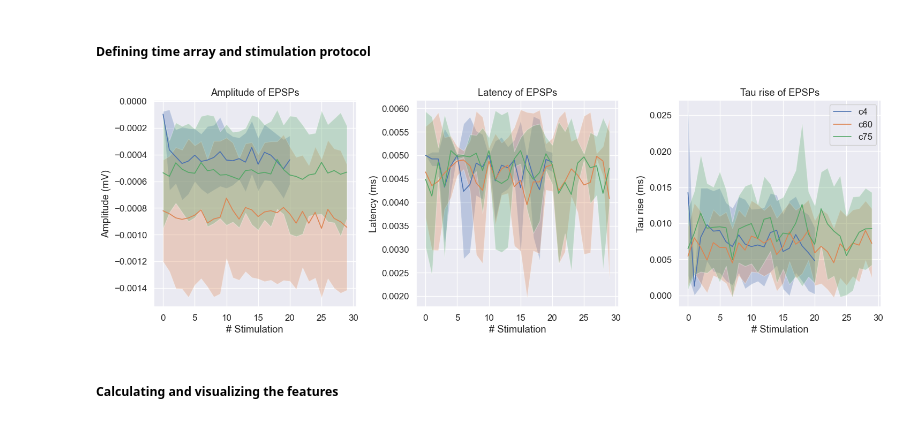
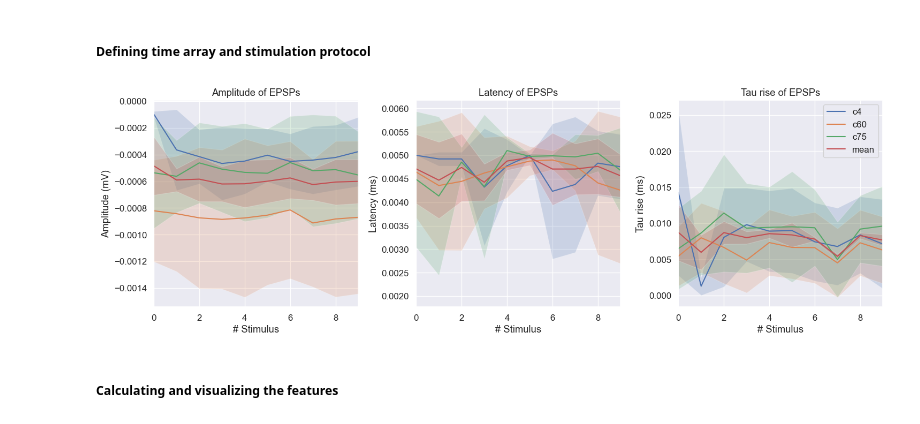
Before and after one commit to ejayromero/biophysics-NX-450, a Jupyter notebook: Week_8/Week8_HomeWork.ipynb, the cells around one changed output. Saved outputs shown, nothing was run; the diff lists cells and outputs as text; code cells hidden in the pictures.

```diff
--- a/Week_8/Week8_HomeWork.ipynb
+++ b/Week_8/Week8_HomeWork.ipynb
@@ -209,7 +210,7 @@ def extract_EPSP_features(psp_trace, psp_time, stimulation_time):
 
     return psp_percent, psp_times, amplitude, tau_rise, latency
 
-def extract_multi_EPSP_features(trace, time, stimulation_index, time_before=50, time_after=300):
+def extract_multi_EPSP_features(trace, time, stimulation_index):
     psp_traces = []
     psp_times = []
     amplitudes = []
@@ -218,7 +219,7 @@ def extract_multi_EPSP_features(trace, time, stimulation_index, time_before=50,
 
     for index in stimulation_index:
         stimulation_time = time[index]
-        psp_trace, psp_time = extract_PSP_window(trace, time, index, time_before, time_after)
+        psp_trace, psp_time = extract_PSP_window(trace, time, index)
         _, _, amplitude, tau_rise, latency = extract_EPSP_features(psp_trace, psp_time, stimulation_time)
 
         psp_traces.append(psp_trace)
@@ -230,6 +231,7 @@ def extract_multi_EPSP_features(trace, time, stimulation_index, time_before=50,
     return psp_traces, psp_times, amplitudes, tau_rises, latencies
 
 def multi_co_extraction(traces, time, stimulation_indices):
+    """Extracts all features for all traces of 1 connection type"""
     amplitudes = []
     tau_rises = []
     latencies = []
@@ -274,18 +276,31 @@ def multi_co_extraction(traces, time, stimulation_indices):
     return psp_traces, psp_times, amplitudes, tau_rises, latencies, mean_amplitudes, mean_latencies, mean_tau_rises, std_amplitudes, std_latencies, std_tau_rises
 
 def plot_feature(ax, mean, std, title, ylab, xlab, co_lab):
+    stim_lim = 9
     ax.plot(mean, label=co_lab)
-    ax.fill_between(np.arange(len(mean)), np.array(mean) - np.array(std), np.array(mean) + np.array(std), alpha=0.3)
+    ax.fill_between(np.arange(len(mean)), np.array(mean) - np.array(std), np.array(mean) + np.array(std), alpha=0.2)
+    ax.set_xlim(0, stim_lim)
     ax.set_title(title)
     ax.set_ylabel(ylab)
     ax.set_xlabel(xlab)
+
+
+def add_all_connect_mean_std(all_mean, type="mean"):
+    """Get mean and std of a features of all 3 connection type"""
+    all_feat = all_mean.copy()
+    df = pd.DataFrame(all_mean)
+    if type == "mean":
+        result = np.array(df.mean(axis=0, skipna=True))
+    elif type == "std":
+        result = np.array(df.std(axis=0, skipna=True))
+    all_feat.append(result)
+    return all_feat
 # %% [markdown]
 ##### Defining time array and stimulation protocol
 # %%
 time = np.linspace(0, 1.3, 13000)
 stimulation_indices = np.array([1000, 1500, 2000, 2500, 3000, 3500, 4000, 4500, 10000])
 # %%
-
 all_amplitudes = []
 all_tau_rises = []
 all_latencies = []
@@ -297,38 +312,48 @@ all_psp_times = []
 all_mean_latencies = []
 all_mean_amplitudes = []
 all_mean_tau_rises = []
 
 all_std_latencies = []
 all_std_amplitudes = []
 all_std_tau_rises = []
 
 for trace in traces:
     psp_traces, psp_times, amplitudes, tau_rises, latencies, mean_amplitudes, mean_latencies, mean_tau_rises, std_amplitudes, std_latencies, std_tau_rises = multi_co_extraction(trace, time, stimulation_indices)
     all_amplitudes.append(amplitudes)
     all_tau_rises.append(tau_rises)
     all_latencies.append(latencies)
     all_psp_traces.append(psp_traces)
     all_psp_times.append(psp_times)
+
     all_mean_latencies.append(mean_latencies)
     all_mean_amplitudes.append(mean_amplitudes)
     all_mean_tau_rises.append(mean_tau_rises)
+
     all_std_latencies.append(std_latencies)
     all_std_amplitudes.append(std_amplitudes)
     all_std_tau_rises.append(std_tau_rises)
 
 
-connections = ['c4', 'c60', 'c75']
+all_mean_amplitudes = add_all_connect_mean_std(all_mean_amplitudes, type="mean")
+all_mean_latencies = add_all_connect_mean_std(all_mean_latencies, type="mean")
+all_mean_tau_rises = add_all_connect_mean_std(all_mean_tau_rises, type="mean")
+
+all_std_amplitudes = add_all_connect_mean_std(all_std_amplitudes, type="std")
+all_std_latencies = add_all_connect_mean_std(all_std_latencies, type="std")
+all_std_tau_rises = add_all_connect_mean_std(all_std_tau_rises, type="std")
+
+connections = ['c4', 'c60', 'c75', 'mean']
 fig, axes = plt.subplots(1, 3, figsize=(15, 5))
 axs = axes.flatten()
 for mean_amplitudes, std_amplitudes, mean_latencies, std_latencies, mean_tau_rises, std_tau_rises, co in zip(all_mean_amplitudes, all_std_amplitudes, all_mean_latencies, all_std_latencies, all_mean_tau_rises, all_std_tau_rises, connections):
-    plot_feature(axs[0], mean_amplitudes, std_amplitudes, "Amplitude of EPSPs", "Amplitude (mV)", "# Stimulation", co)
-    plot_feature(axs[1], mean_latencies, std_latencies, "Latency of EPSPs", "Latency (ms)", "# Stimulation", co)
-    plot_feature(axs[2], mean_tau_rises, std_tau_rises, "Tau rise of EPSPs", "Tau rise (ms)", "# Stimulation", co)
+    plot_feature(axs[0], mean_amplitudes, std_amplitudes, "Amplitude of EPSPs", "Amplitude (mV)", "# Stimulus", co)
+    plot_feature(axs[1], mean_latencies, std_latencies, "Latency of EPSPs", "Latency (ms)", "# Stimulus", co)
+    plot_feature(axs[2], mean_tau_rises, std_tau_rises, "Tau rise of EPSPs", "Tau rise (ms)", "# Stimulus", co)
 
 plt.legend()
 plt.tight_layout()
 # %% [output]
-[figure, old version]
+[figure, new version]
 # %% [markdown]
 ##### Calculating and visualizing the features
 # %%
```
Also changed, not shown: parts of 8 cells of this notebook.
